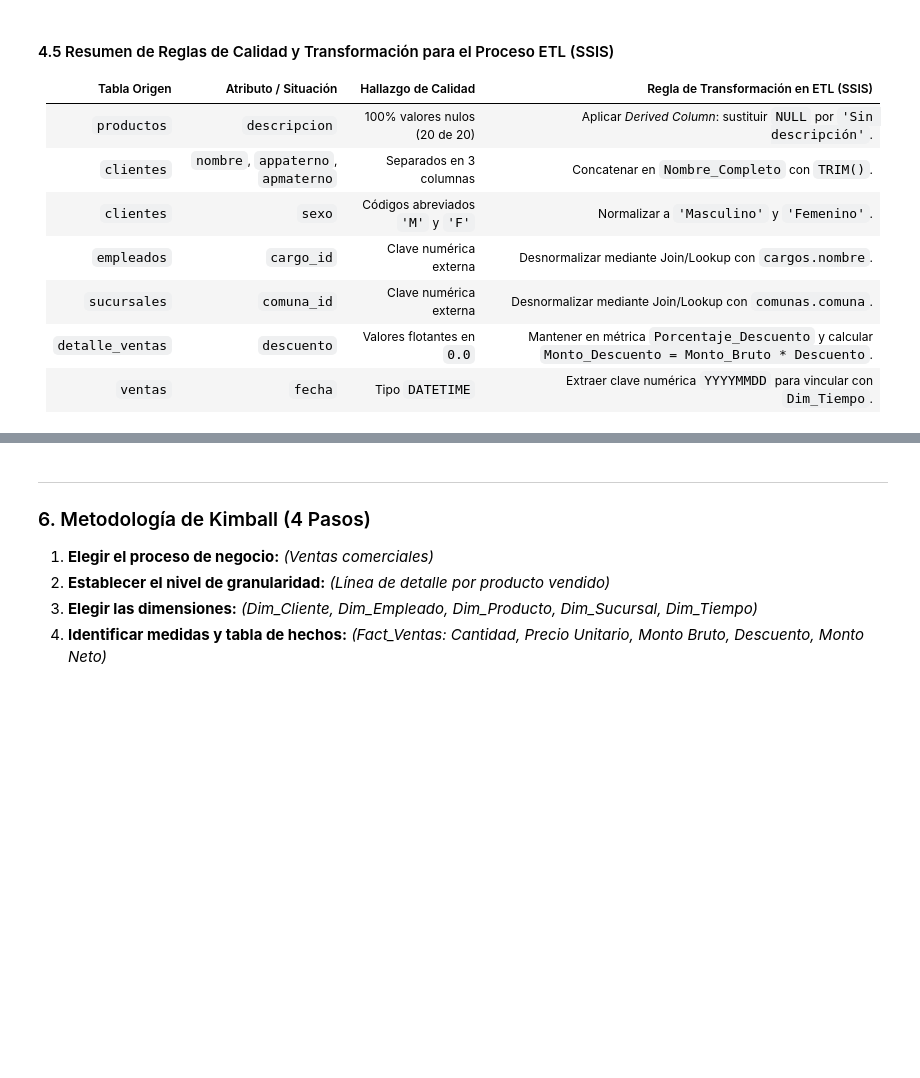
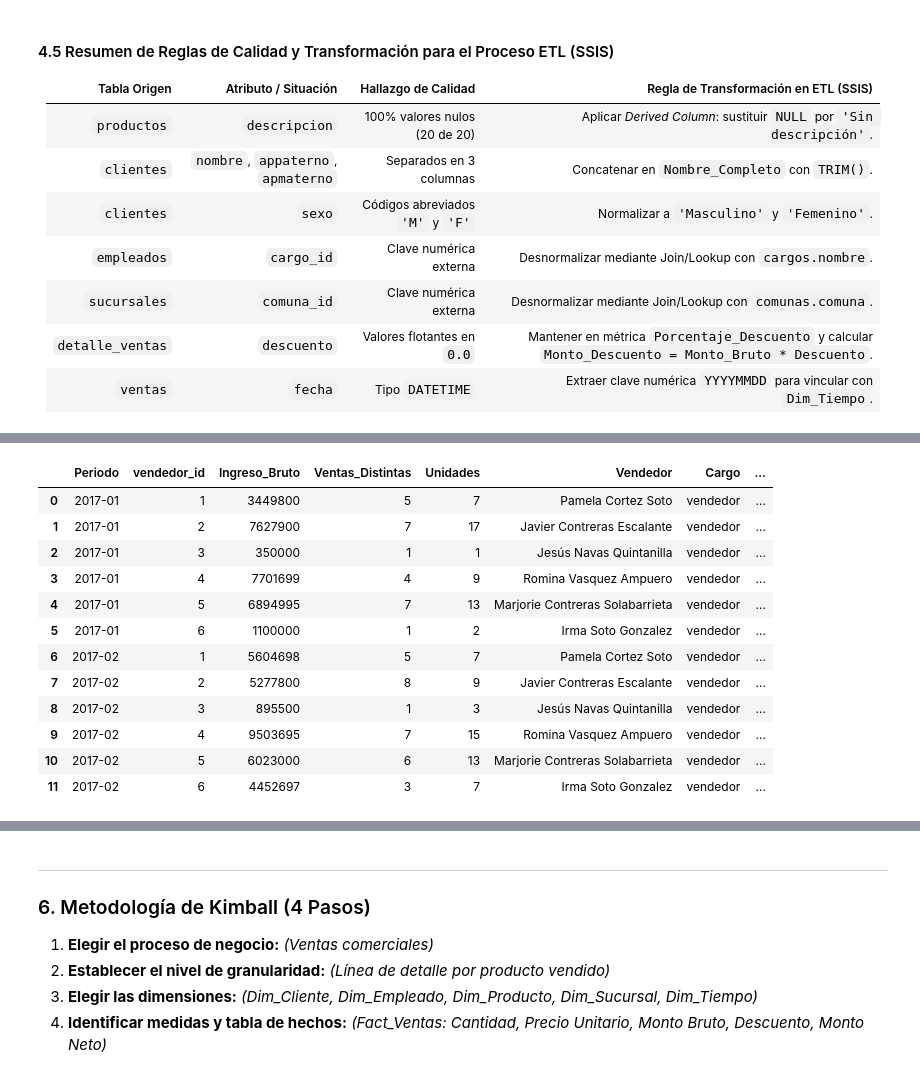
Before and after one commit to MarceloMejias/C2-Caso1-IN, a Jupyter notebook: notebooks/modelo_de_negocios.ipynb, the cells around one changed output, grey strips where cells are left out. Cells and saved outputs as stored; diff of their text form; code cells hidden in the pictures; blank space fills up the shorter version.

```diff
--- a/notebooks/modelo_de_negocios.ipynb
+++ b/notebooks/modelo_de_negocios.ipynb
@@ -363,0 +506,32 @@ print(f"• Facturación Total Histórica: ${monto_total_facturado:,.0f} CLP")
+# %%
+# KPI-05: ventas por vendedor y mes. El sueldo se añade después de agregar las ventas.
+ventas_vendedor = base_kpi.groupby(["Periodo", "vendedor_id"], as_index=False).agg(
+    Ingreso_Bruto=("Importe_Bruto", "sum"),
+    Ventas_Distintas=("venta_id", "nunique"), Unidades=("cantidad", "sum"),
+)
+empleados_kpi = df_empleados.merge(
+    df_cargos.rename(columns={"nombre": "Cargo"}), on="cargo_id", how="left", validate="many_to_one",
+)
+empleados_kpi["Vendedor"] = empleados_kpi[["nombre", "appaterno", "apmaterno"]].fillna("").apply(
+    lambda fila: " ".join(str(v).strip() for v in fila if str(v).strip()), axis=1,
+)
+kpi_vendedores = ventas_vendedor.merge(
+    empleados_kpi[["empleado_id", "Vendedor", "Cargo", "sueldo_base"]],
+    left_on="vendedor_id", right_on="empleado_id", how="left", validate="many_to_one",
+).drop(columns="empleado_id").rename(columns={"sueldo_base": "Sueldo_Base_Referencia"})
+assert kpi_vendedores["Vendedor"].notna().all()
+display(kpi_vendedores.head(12))
+# %% [output]
+|  | Periodo | vendedor_id | Ingreso_Bruto | Ventas_Distintas | Unidades | Vendedor | Cargo | ... |
+| 0 | 2017-01 | 1 | 3449800 | 5 | 7 | Pamela Cortez Soto | vendedor | ... |
+| 1 | 2017-01 | 2 | 7627900 | 7 | 17 | Javier Contreras Escalante | vendedor | ... |
+| 2 | 2017-01 | 3 | 350000 | 1 | 1 | Jesús Navas Quintanilla | vendedor | ... |
+| 3 | 2017-01 | 4 | 7701699 | 4 | 9 | Romina Vasquez Ampuero | vendedor | ... |
+| 4 | 2017-01 | 5 | 6894995 | 7 | 13 | Marjorie Contreras Solabarrieta | vendedor | ... |
+| 5 | 2017-01 | 6 | 1100000 | 1 | 2 | Irma Soto Gonzalez | vendedor | ... |
+| 6 | 2017-02 | 1 | 5604698 | 5 | 7 | Pamela Cortez Soto | vendedor | ... |
+| 7 | 2017-02 | 2 | 5277800 | 8 | 9 | Javier Contreras Escalante | vendedor | ... |
+| 8 | 2017-02 | 3 | 895500 | 1 | 3 | Jesús Navas Quintanilla | vendedor | ... |
+| 9 | 2017-02 | 4 | 9503695 | 7 | 15 | Romina Vasquez Ampuero | vendedor | ... |
+| 10 | 2017-02 | 5 | 6023000 | 6 | 13 | Marjorie Contreras Solabarrieta | vendedor | ... |
+| 11 | 2017-02 | 6 | 4452697 | 3 | 7 | Irma Soto Gonzalez | vendedor | ... |
```
Also changed, not shown: parts of 7 cells of this notebook, 1 other file.
